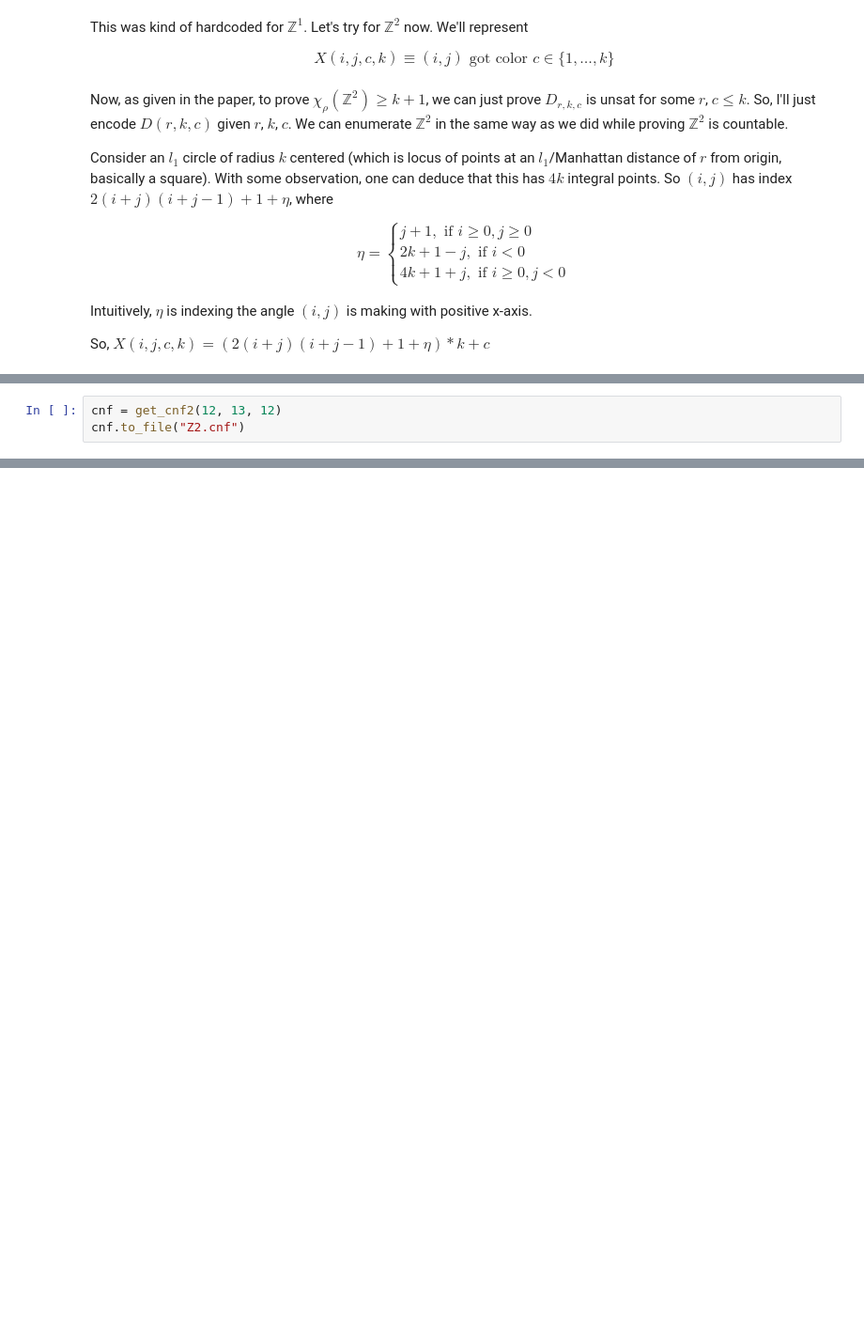
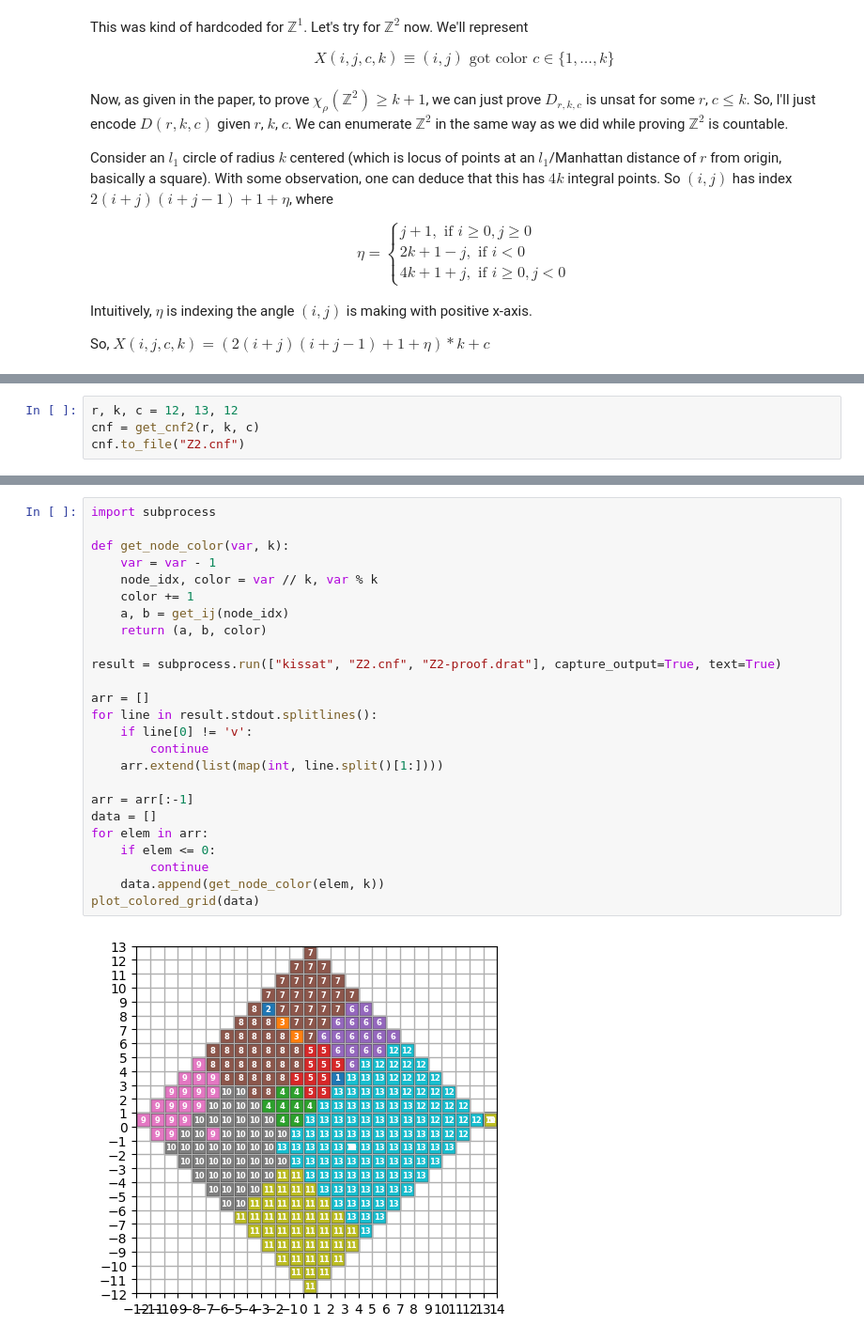
Before and after one commit to rennaMAhcuS/CS433Assignments, a Jupyter notebook: A3/encodings.ipynb, the cells around one changed output, grey strips where cells are left out. Shown at 94% size. Saved outputs shown, nothing was run; the diff lists cells and outputs as text; blank space fills up the shorter version.

```diff
--- a/A3/encodings.ipynb
+++ b/A3/encodings.ipynb
@@ -202,5 +203,6 @@ def get_cnf2(r, k, c):
 
     return cnf
 # %%
-cnf = get_cnf2(12, 13, 12)
+r, k, c = 12, 13, 12
+cnf = get_cnf2(r, k, c)
 cnf.to_file("Z2.cnf")
@@ -206,0 +249,27 @@ cnf.to_file("Z2.cnf")
+# %%
+import subprocess
+
+def get_node_color(var, k):
+    var = var - 1
+    node_idx, color = var // k, var % k
+    color += 1
+    a, b = get_ij(node_idx)
+    return (a, b, color)
+
+result = subprocess.run(["kissat", "Z2.cnf", "Z2-proof.drat"], capture_output=True, text=True)
+
+arr = []
+for line in result.stdout.splitlines():
+    if line[0] != 'v':
+        continue
+    arr.extend(list(map(int, line.split()[1:])))
+
+arr = arr[:-1]
+data = []
+for elem in arr:
+    if elem <= 0:
+        continue
+    data.append(get_node_color(elem, k))
+plot_colored_grid(data)
+# %% [output]
+[figure, added]
```
Also changed, not shown: parts of 4 cells of this notebook, 4 other files.
